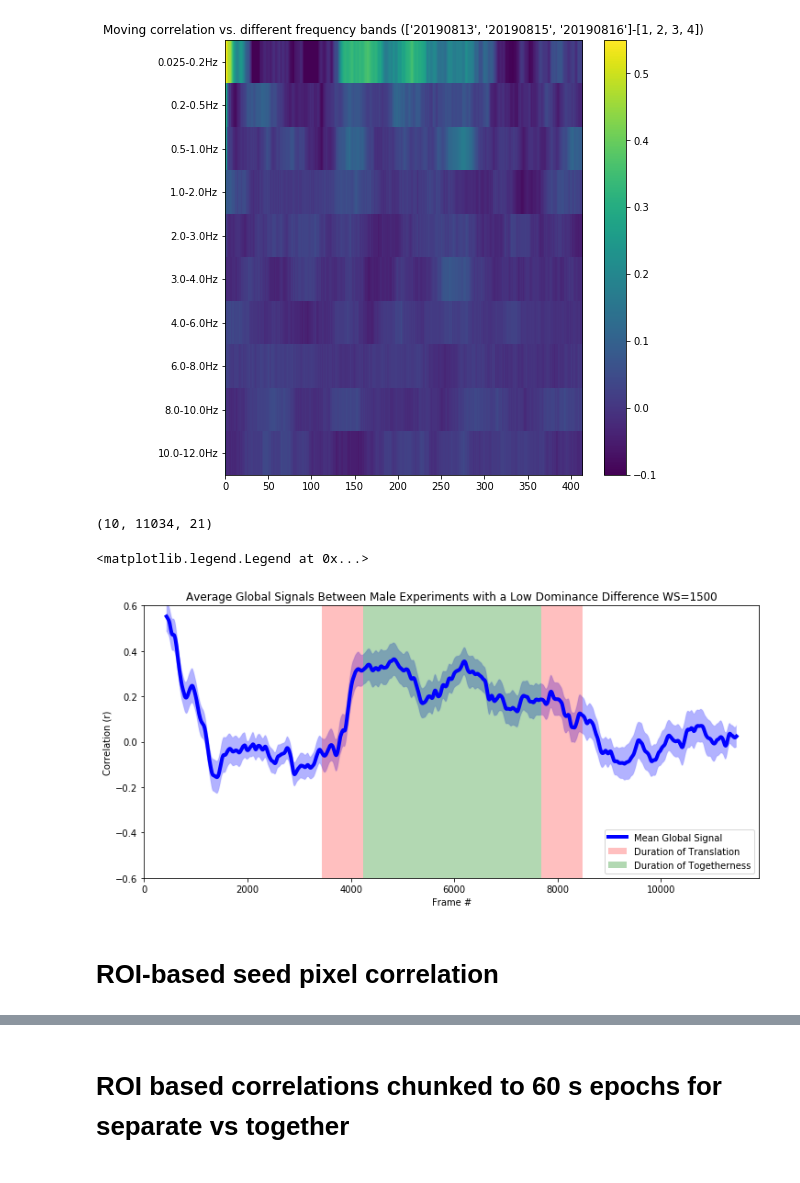
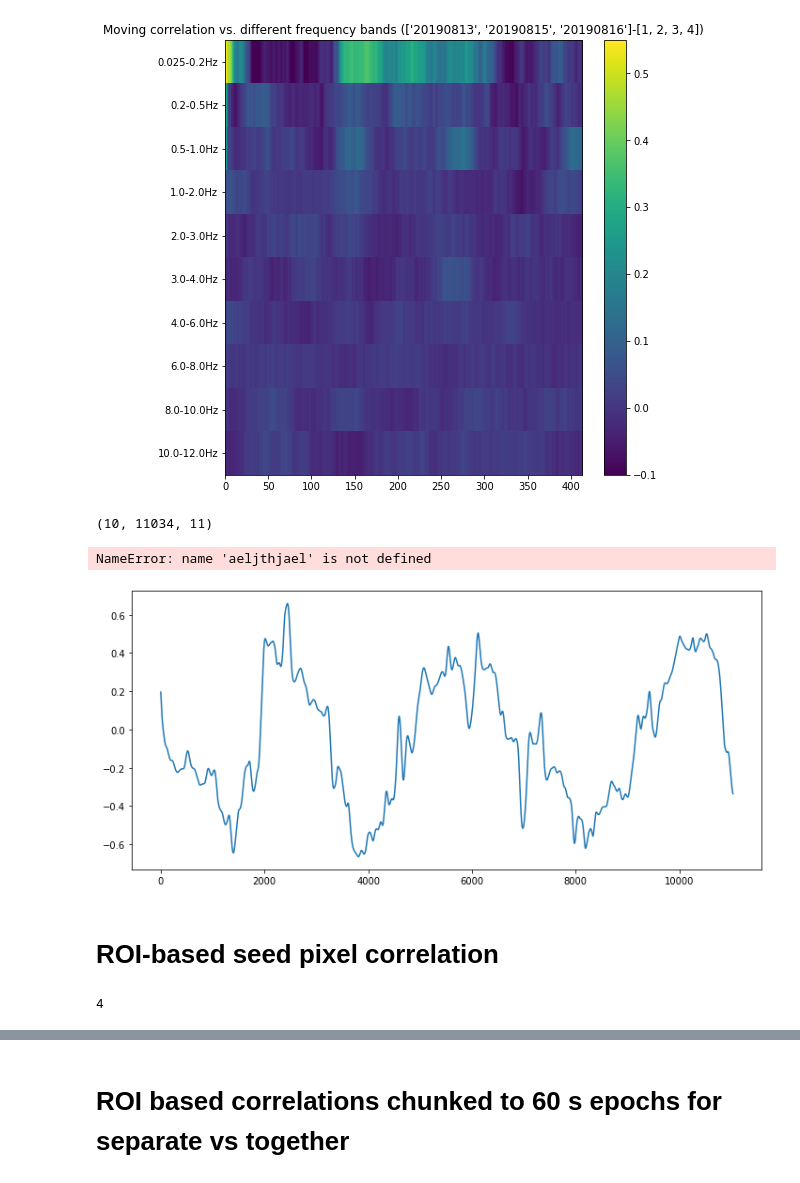
Before and after one commit to njm94/Social_Interaction, a Jupyter notebook: Compile Data.ipynb, the cells around one changed output, grey strips where cells are left out. Saved outputs shown, nothing was run; the diff lists cells and outputs as text; code cells hidden in the pictures.

Commit message:
Added experiment graph, code for compiling behavior triggered data, and code for analyzing compiled data

```diff
--- a/Compile Data.ipynb
+++ b/Compile Data.ipynb
@@ -198,29 +293,0 @@ Total number of experiments averaged: 5
-# %%
-#USES EXPERIMENTS 2D ARRAY
-
-window_size = 864
-correlation_heatmap = []
-correlation_heatmap = numpy.empty([10, 11898-window_size, 0])
-
-count = 0
-for i in range(len(experiments)):
-    for j in range(len(experiments[i]) - 1):
-        try:
-            EXP = direc.experiment(experiments[i][0], int(experiments[i][1+j]))
-            corr_file = direc.file(
-                exp_folder=EXP,
-                fname="freq split ws={}".format(window_size)
-            )
-            print(corr_file)
-            temp_corr = numpy.load(corr_file)
-            truncated_arr = temp_corr[:,0:11898-window_size]
-            #correlation_heatmap[:, :, count] = truncated_arr[:, 0:numpy.shape(correlation_heatmap)[1]]
-            correlation_heatmap = numpy.dstack((correlation_heatmap, truncated_arr))
-            count +=1
-        except:
-            print("either no experiment %d in folder %s, or the assignement failed" % (exp_num,date))
-
-
-print("Total number of experiments averaged: %d" %(correlation_heatmap.shape[2]))
-mean_correlation_heatmap = numpy.mean(correlation_heatmap, axis=2)
-std_correlation_heatmap = numpy.std(correlation_heatmap, axis=2)
@@ -321,6 +370,16 @@ plt.figure(figsize=(12, 12))
 plt.subplot(211)
 
 print(correlation_heatmap.shape)
+
+imshow(
+    mean_correlation_heatmap,
+    cmap='viridis',
+    extent=[0,413,0,10],
+    aspect='auto',
+    vmin=-0.1,
+    vmax=0.55
+)
+aeljthjael
 
 for j in range(correlation_heatmap.shape[2]):
     gs = correlation_heatmap[0,:,j]
@@ -373,36 +432,36 @@ plt.axvspan(
     alpha=0.25,
     #label="Duration of Translation",
 )
 plt.axvspan(
     start_interaction,
     end_interaction,
     facecolor="g",
     alpha=0.3,
     label="Duration of Togetherness",
 )
 
 stds = numpy.divide(stds,numpy.sqrt(correlation_heatmap.shape[2]))
 scors = numpy.add(stds, corrs)
 scors2 = numpy.subtract(corrs, stds)
 
 plt.plot(scors, 'b', alpha = 0.05)
 plt.plot(scors2, 'b', alpha = 0.05)
 
 plt.fill_between(corr_x_axis,scors2,scors,facecolor='blue',alpha=0.3)
 
 
 plt.xlim(0, len(corrs))
 plt.ylim(-0.6,0.6)
 
 plt.xlabel("Frame #")
 plt.ylabel("Correlation (r)")
 plt.title("Average Global Signals Between Male Experiments with a Low Dominance Difference WS=1500")
 plt.legend(loc=4, prop={'size': 10})
 #plt.savefig("D:/DualMouse/Correlation_ws1500_males_high_dominance.png",dpi = 100, transparent=True, format = 'png')
 # %% [output]
-(10, 11034, 21)
+(10, 11034, 11)
-<matplotlib.legend.Legend at 0x...>
+NameError: name 'aeljthjael' is not defined
-[figure, old version]
+[figure, new version]
 # %%
 # experiments = [['20190827', '1','2','3','4'],
 #               ['20190828','1','2','3','4','5','6','7','8','9'],
@@ -414,6 +473,10 @@ experiments = [['20190729', '1']]
 # %% [markdown]
 
 # ROI-based seed pixel correlation
+# %%
+print(num_expts)
+# %% [output]
+4
 # %%
 answer_left = 1
 answer_right = 1
```
Also changed, not shown: parts of 28 cells of this notebook, 4 other files.
